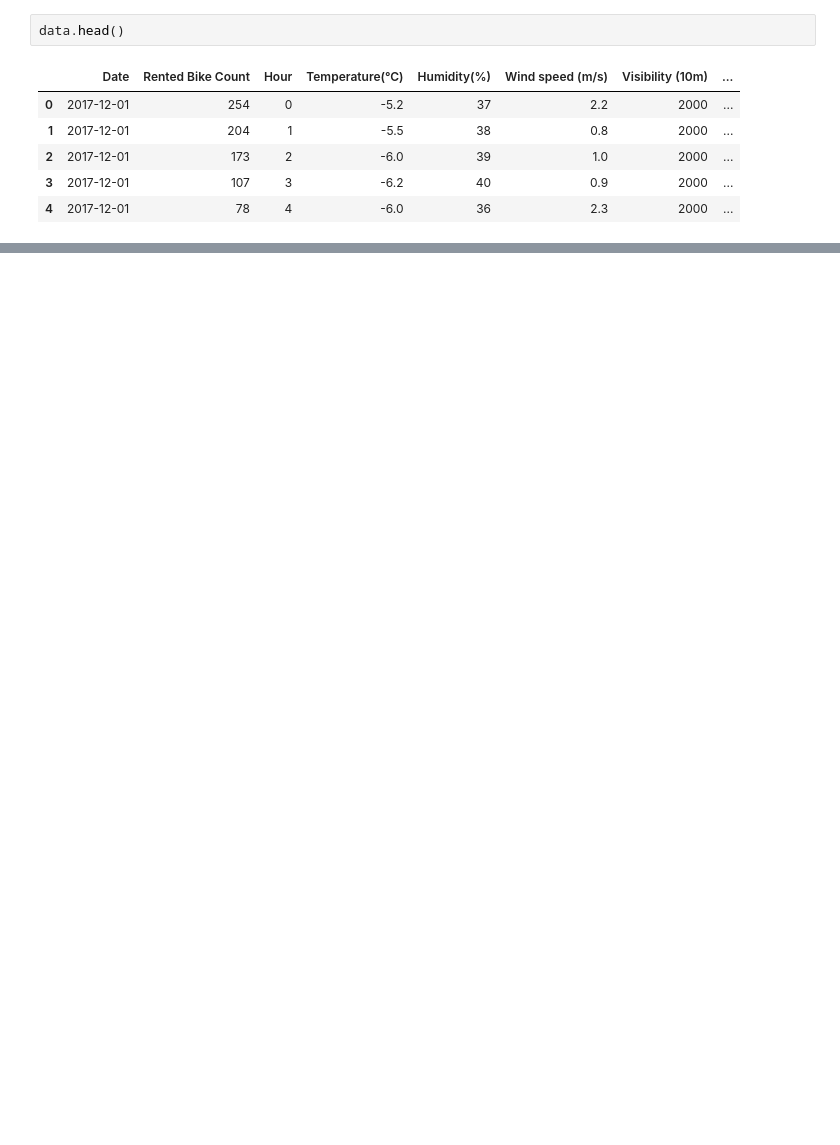
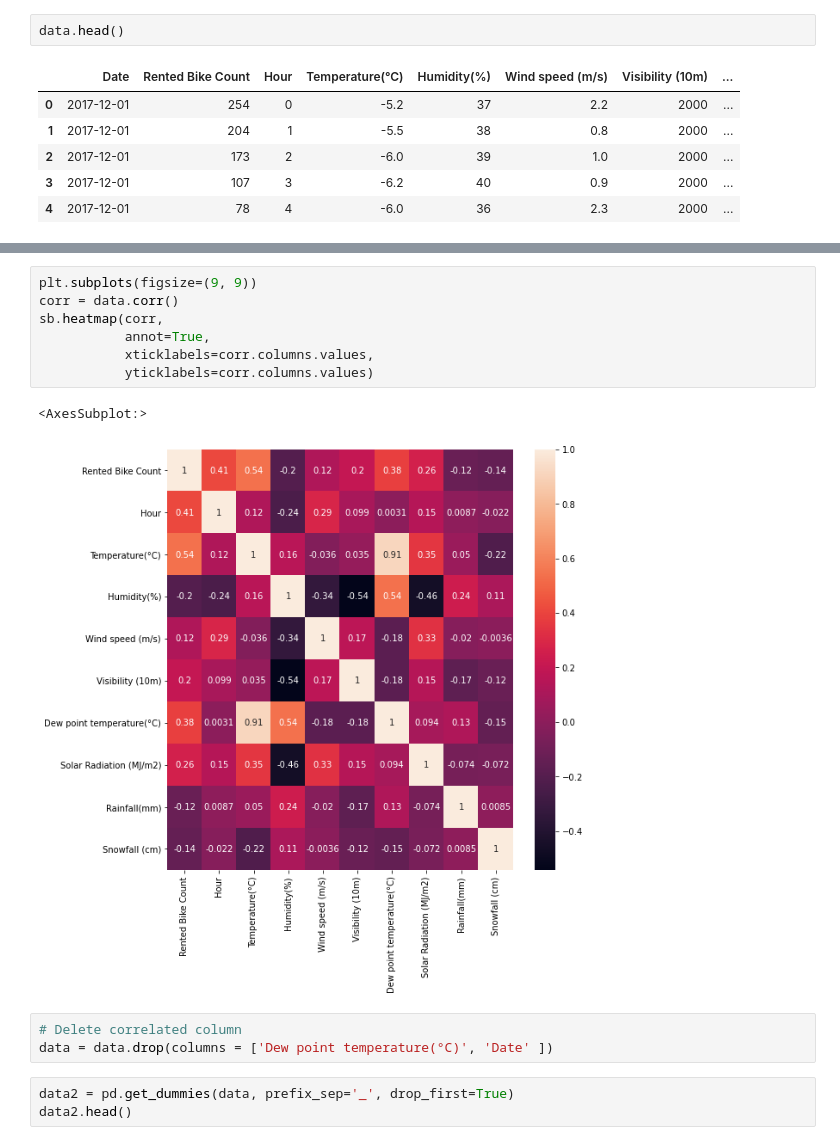
Before and after one commit to toni5rovic/MachineLearning, a Jupyter notebook: Project1/ML - Project 1 - Seoul Bike Sharing Data.ipynb, the cells around one changed output, grey strips where cells are left out. Drawn from its saved outputs; the diff is of its cells as text; blank space fills up the shorter version.

```diff
--- a/Project1/ML - Project 1 - Seoul Bike Sharing Data.ipynb
+++ b/Project1/ML - Project 1 - Seoul Bike Sharing Data.ipynb
@@ -106,0 +131,16 @@ Name: 4920, dtype: object
+# %%
+plt.subplots(figsize=(9, 9))
+corr = data.corr()
+sb.heatmap(corr,
+           annot=True,
+           xticklabels=corr.columns.values,
+           yticklabels=corr.columns.values)
+# %% [output]
+<AxesSubplot:>
+[figure, added]
+# %%
+# Delete correlated column
+data = data.drop(columns = ['Dew point temperature(°C)', 'Date' ])
+# %%
+data2 = pd.get_dummies(data, prefix_sep='_', drop_first=True)
+data2.head()
```
Also changed, not shown: parts of 22 cells of this notebook.
